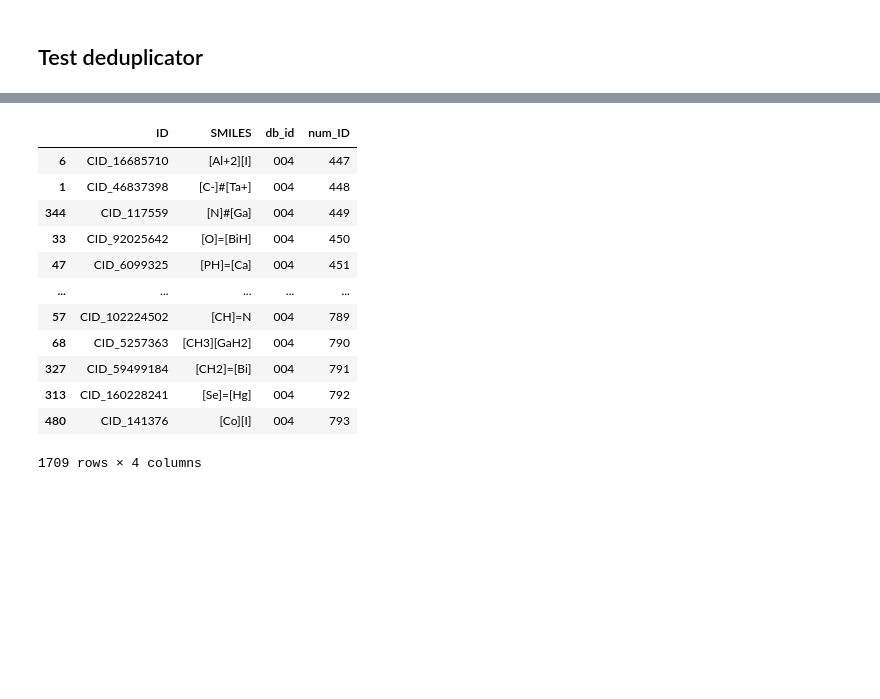
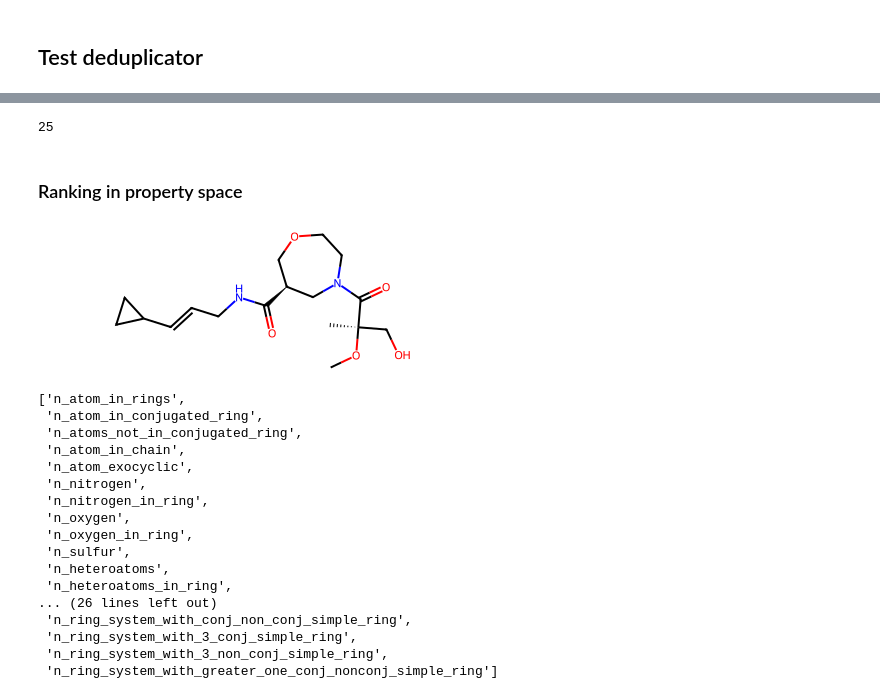
Before and after one commit to zaky02/LibMiner, a Jupyter notebook: clean/cluster_search.ipynb, the cells around one changed output, grey strips where cells are left out. Drawn from its saved outputs; the diff is of its cells as text; code cells hidden in the pictures; blank space fills up the shorter version.

```diff
--- a/clean/cluster_search.ipynb
+++ b/clean/cluster_search.ipynb
@@ -1802,16 +1735,14 @@ test[0]
-# %%
-test[1]
-# %% [output]
-|  | ID | SMILES | db_id | num_ID |
-| 6 | CID_16685710 | [Al+2][I] | 004 | 447 |
-| 1 | CID_46837398 | [C-]#[Ta+] | 004 | 448 |
-| 344 | CID_117559 | [N]#[Ga] | 004 | 449 |
-| 33 | CID_92025642 | [O]=[BiH] | 004 | 450 |
-| 47 | CID_6099325 | [PH]=[Ca] | 004 | 451 |
-| ... | ... | ... | ... | ... |
-| 57 | CID_102224502 | [CH]=N | 004 | 789 |
-| 68 | CID_5257363 | [CH3][GaH2] | 004 | 790 |
-| 327 | CID_59499184 | [CH2]=[Bi] | 004 | 791 |
-| 313 | CID_160228241 | [Se]=[Hg] | 004 | 792 |
-| 480 | CID_141376 | [Co][I] | 004 | 793 |
-1709 rows × 4 columns
+# %%
+class Test:
+    def __init__(self, a):
+        self.a = a
+    def method(self, b, c):
+        return self.a + b + c
+
+t = Test(5)
+f = partial(t.method, c=10)
+f(10)
+# %% [output]
+25
+# %% [markdown]
+### Ranking in property space
@@ -1817,0 +1754,6 @@ test[1]
+# %%
+smiles = 'CO[C@](C)(CO)C(=O)N1CCOC[C@H](C(=O)NCC=CC2CC2)C1'
+mol = dm.to_mol(smiles)
+mol
+# %% [output]
+[figure, added]
@@ -1817,0 +1763,20 @@ test[1]
+# %%
+transformer.columns
+# %% [output]
+['n_atom_in_rings',
+ 'n_atom_in_conjugated_ring',
+ 'n_atoms_not_in_conjugated_ring',
+ 'n_atom_in_chain',
+ 'n_atom_exocyclic',
+ 'n_nitrogen',
+ 'n_nitrogen_in_ring',
+ 'n_oxygen',
+ 'n_oxygen_in_ring',
+ 'n_sulfur',
+ 'n_heteroatoms',
+ 'n_heteroatoms_in_ring',
+... (26 lines left out)
+ 'n_ring_system_with_conj_non_conj_simple_ring',
+ 'n_ring_system_with_3_conj_simple_ring',
+ 'n_ring_system_with_3_non_conj_simple_ring',
+ 'n_ring_system_with_greater_one_conj_nonconj_simple_ring']
```
Also changed, not shown: parts of 49 cells of this notebook, 5 other files.
